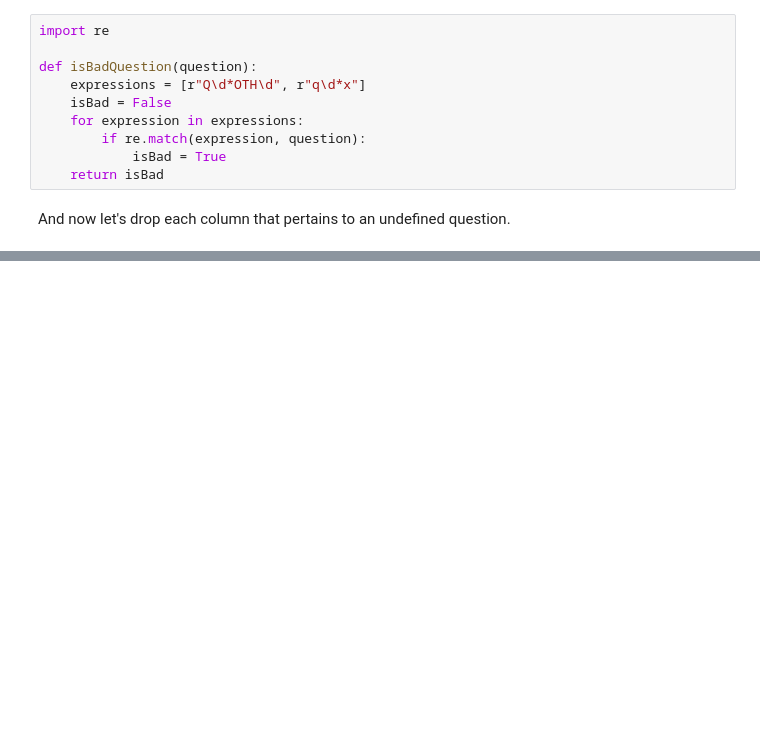
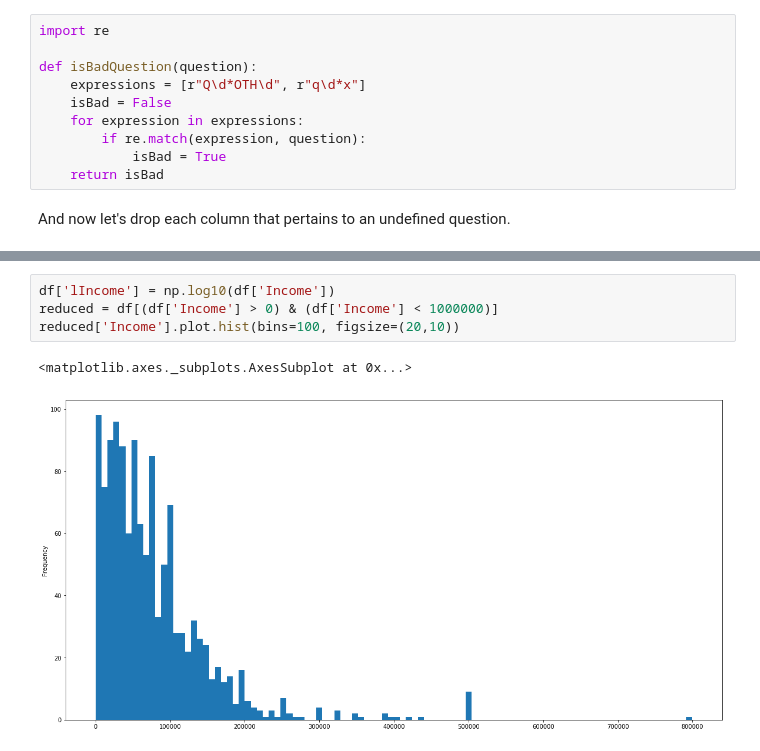
Before and after one commit to ksuchak1990/the_pulse_of_the_nation, a Jupyter notebook: pulse.ipynb, the cells around one changed output, grey strips where cells are left out. Drawn from its saved outputs; the diff is of its cells as text; blank space fills up the shorter version.

Commit message:
more plots

```diff
--- a/pulse.ipynb
+++ b/pulse.ipynb
@@ -231,0 +231,7 @@ ageCounts.plot.bar(color='b', figsize=(20,10))
+# %%
+df['lIncome'] = np.log10(df['Income'])
+reduced = df[(df['Income'] > 0) & (df['Income'] < 1000000)]
+reduced['Income'].plot.hist(bins=100, figsize=(20,10))
+# %% [output]
+<matplotlib.axes._subplots.AxesSubplot at 0x...>
+[figure, added]
```
Also changed, not shown: parts of 7 cells of this notebook.
